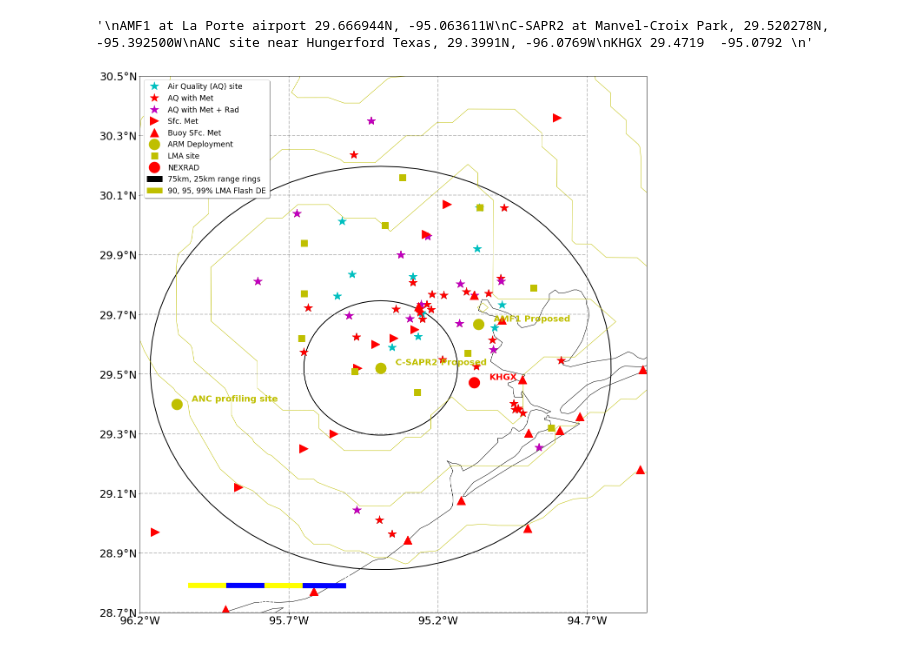
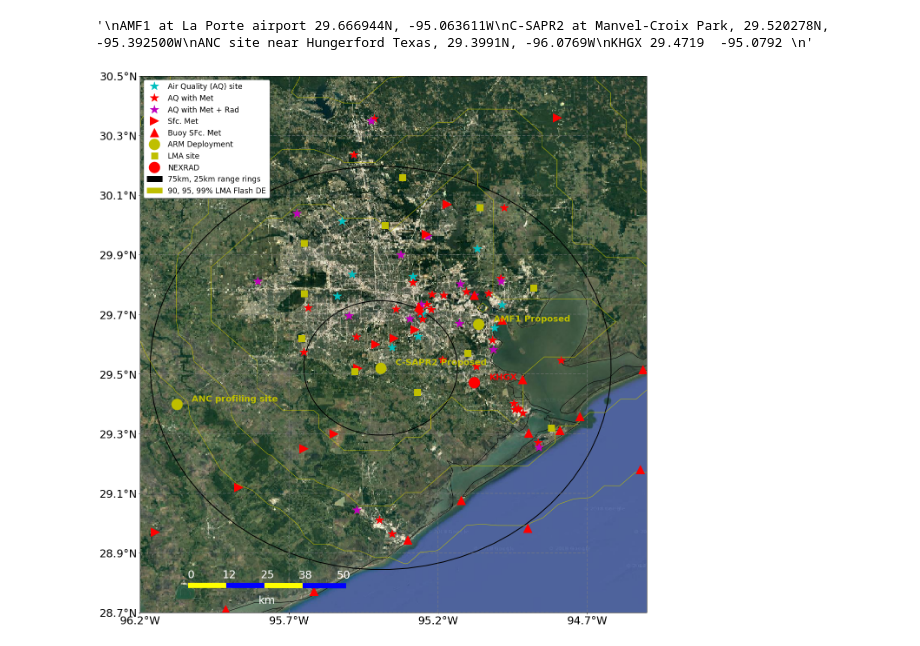
Before and after one commit to ARM-Development/TRACER, a Jupyter notebook: notebooks/TRACER_map.ipynb, the cells around one changed output. Saved outputs shown, nothing was run; the diff lists cells and outputs as text; code cells hidden in the pictures.

```diff
--- a/notebooks/TRACER_map.ipynb
+++ b/notebooks/TRACER_map.ipynb
@@ -148,6 +150,11 @@ def get_siph(bb, cat=None, tvar='air_temperature'):
                          'Longitude' : lons})
 
     return sites
+# %%
+#Hidden CAMS
+hidden_cams = pd.DataFrame({'CAMS' : [5005, 5006, 5012],
+                            'Latitude': [29.270278, 30.356667, 30.743889],
+                           'Longitude': [-94.864167, -95.413889, -95.586111]})
 # %%
 # ex = [-100.2, -90.5, 21.7, 35.50001]
 ex = [-96.2, -94.5, 28.7, 30.50001]
@@ -191,9 +202,20 @@ for index, row in good_met.iterrows():
         good_met['Longitude'][index] = cams_locs['Longitude'][col]
         good_met['known_loc'][index] = 1
     except:
-        print('Cams unknown')
+        print('Cams unknown', row.CAMS)
     #good_met['Latitude'][i] = cams_locs
 
+for index, row in good_met.iterrows():
+    try:
+        col = hidden_cams['CAMS'][hidden_cams.CAMS == int(row.CAMS)].index[0]
+        good_met['Latitude'][index] = hidden_cams['Latitude'][col]
+        good_met['Longitude'][index] = hidden_cams['Longitude'][col]
+        good_met['known_loc'][index] = 1
+    except:
+        print('Cams unknown', row.CAMS)
+    #good_met['Latitude'][i] = cams_locs
+
+
 good_met = good_met[good_met.known_loc > 0.1]
 # %% [output]
 A value is trying to be set on a copy of a slice from a DataFrame.
@@ -317,8 +380,8 @@ ax.add_feature(coast, edgecolor='k', facecolor='none')
 ax.add_feature(states_provinces, edgecolor='gray')
 
 request = cimgt.GoogleTiles(style='satellite')
-if len(request.imgs) > 0:
-    ax.add_image(request, 12, zorder=0)
+if True:#len(request.imgs) > 0:
+    ax.add_image(request, 10, zorder=0)
 line_collection = boys_locs.plot(marker='*', color='green',ax = ax)
 
 plt.xticks(fontsize=25)
@@ -347,31 +410,31 @@ plot_points_from_df(bouy_sites, 'r^', ssize=20, label='Buoy SFc. Met')
 plot_points_from_df(arm_sites, 'yo', ssize=25, label='ARM Deployment')
 plot_text(arm_sites, dx=0.05, tcol='y')
 
 plot_points_from_df(lma_locs, 'ys', ssize=15, label='LMA site')
 
 #{'b', 'g', 'r', 'c', 'm', 'y', 'k', 'w'}
 plot_points_from_df(nexrad_sites, 'ro', ssize=25, label='NEXRAD')
 plot_text(nexrad_sites, dx=0.05, tcol='r')
 
 
 rring(75)
 rring(25)
 
 extraString = '75km, 25km range rings'
 handles, labels = plt.gca().get_legend_handles_labels()
 handles.append(mpatches.Patch(color='k', label=extraString))
 
 ax.add_feature(lma_flash_de, facecolor='none', edgecolor='y')
 handles.append(mpatches.Patch(color='y', label='90, 95, 99% LMA Flash DE'))
 
 
 scale_bar_left(plt.gca(), linewidth=12, fs=25, col='white', length=50)
 
 plt.legend(shadow=True, fontsize='xx-large', handles=handles)
 plt.tight_layout()
 
 
 plt.savefig('../images/texas_HGB_sites.png', dpi=300)
 plt.show()
 # %% [output]
-[figure, old version]
+[figure, new version]
```
Also changed, not shown: parts of 14 cells of this notebook, 2 other files.
